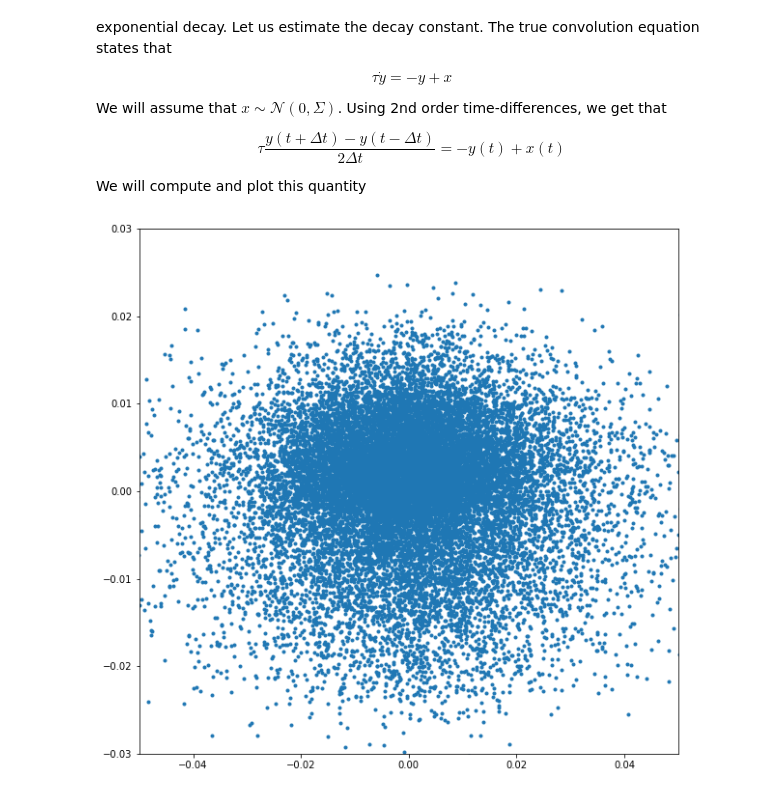
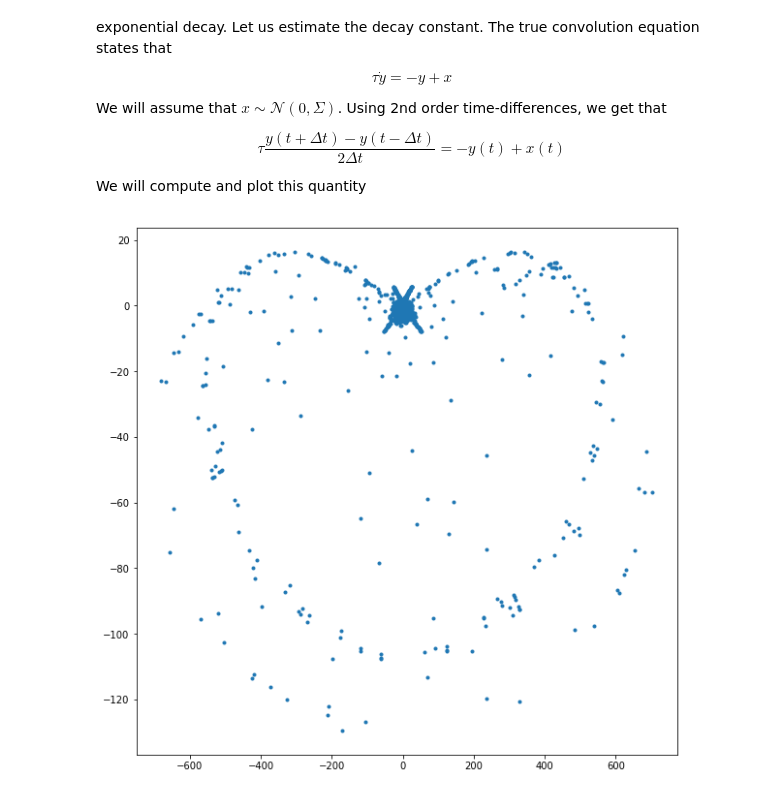
Before and after one commit to aleksejs-fomins/nest-mesoscopic-metric-test, a Jupyter notebook: codes/analysis_model_based/model-free-crosscorrelation.ipynb, the cells around one changed output. Drawn from its saved outputs; the diff is of its cells as text; code cells hidden in the pictures.

```diff
--- a/codes/analysis_model_based/model-free-crosscorrelation.ipynb
+++ b/codes/analysis_model_based/model-free-crosscorrelation.ipynb
@@ -27,7 +28,7 @@ Appended library directory /media/aleksejs/DataHDD/work/codes/theoretical-models
 ## 0. Loading data
 # %%
 # Read LVM file from command line
-data_path = gui_fpath("Select data directory", "./")
+data_path = gui_fpath("Select data directory", data_path)
 data, behaviour = read_mat(data_path)
 
 # Get parameters
@@ -140,22 +205,22 @@ We will compute and plot this quantity
 # %%
 y_prim = []
 rhs = []
-for iTr in range(100):
-    for iCh in range(3,4):#(nChannels):
+for iTr in range(nTrials):
+    for iCh in range(nChannels):#(nChannels):
         y = data[iTr, :, iCh] - np.mean(data[iTr, :, iCh])
 #         y_prim += [y[1:] - y[:-1]]
 #         rhs += [-(y[1:] + y[:-1])]
         y_prim += [(y[2:] - y[:-2])/(0.2)]
         rhs += [-y[1:-1]]
 
 y_prim = np.array(y_prim).flatten()
 rhs = np.array(rhs).flatten()
 
 plt.figure(figsize = (10, 10))
 # for yp, r in zip(y_prim, rhs):
 plt.plot(y_prim, rhs, '.')
-plt.xlim(-0.05, 0.05)
-plt.ylim(-0.03, 0.03)
+# plt.xlim(-0.05, 0.05)
+# plt.ylim(-0.03, 0.03)
 plt.show()
 # %% [output]
-[figure, old version]
+[figure, new version]
```
Also changed, not shown: parts of 6 cells of this notebook, 1 other file.
